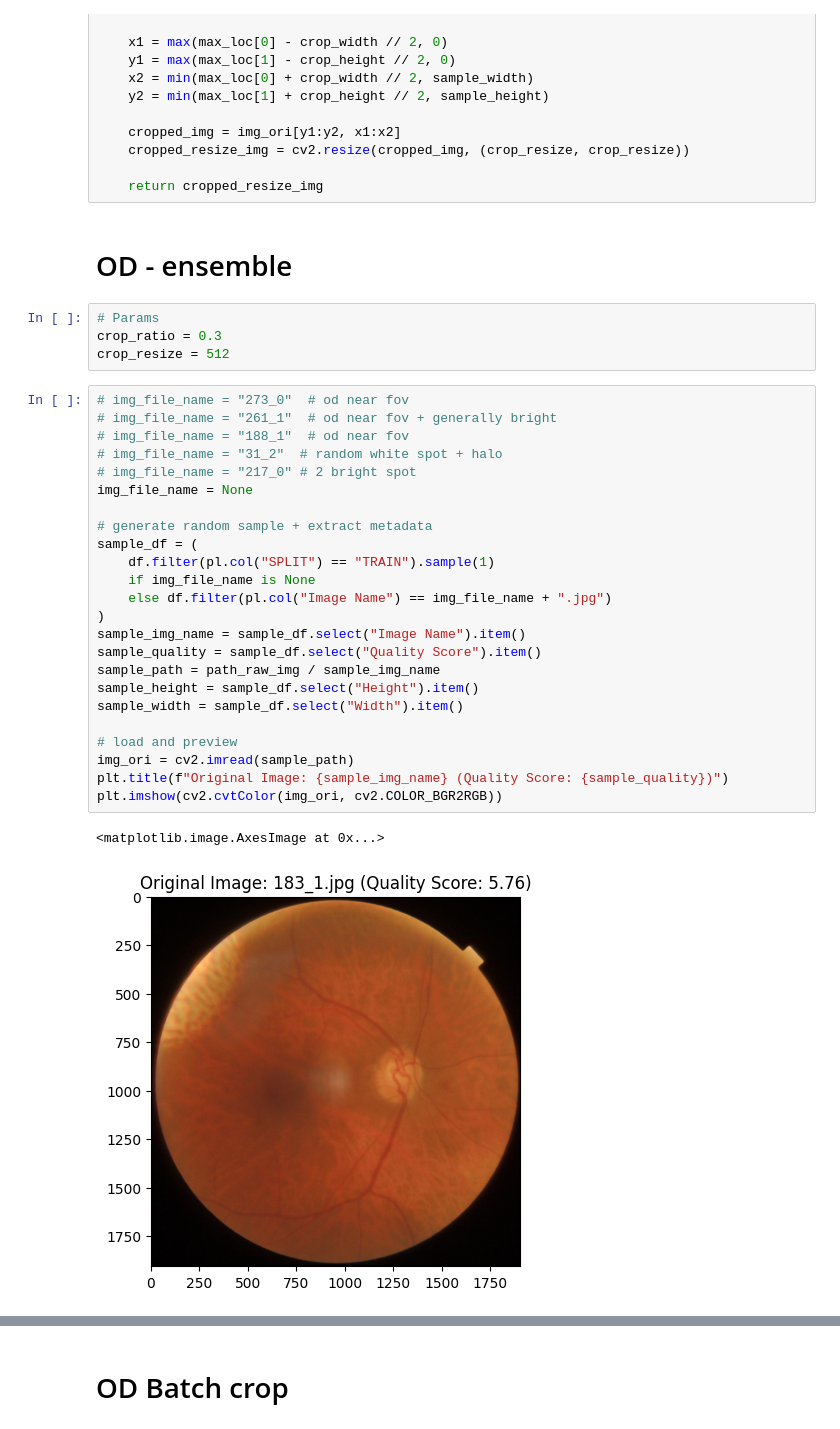
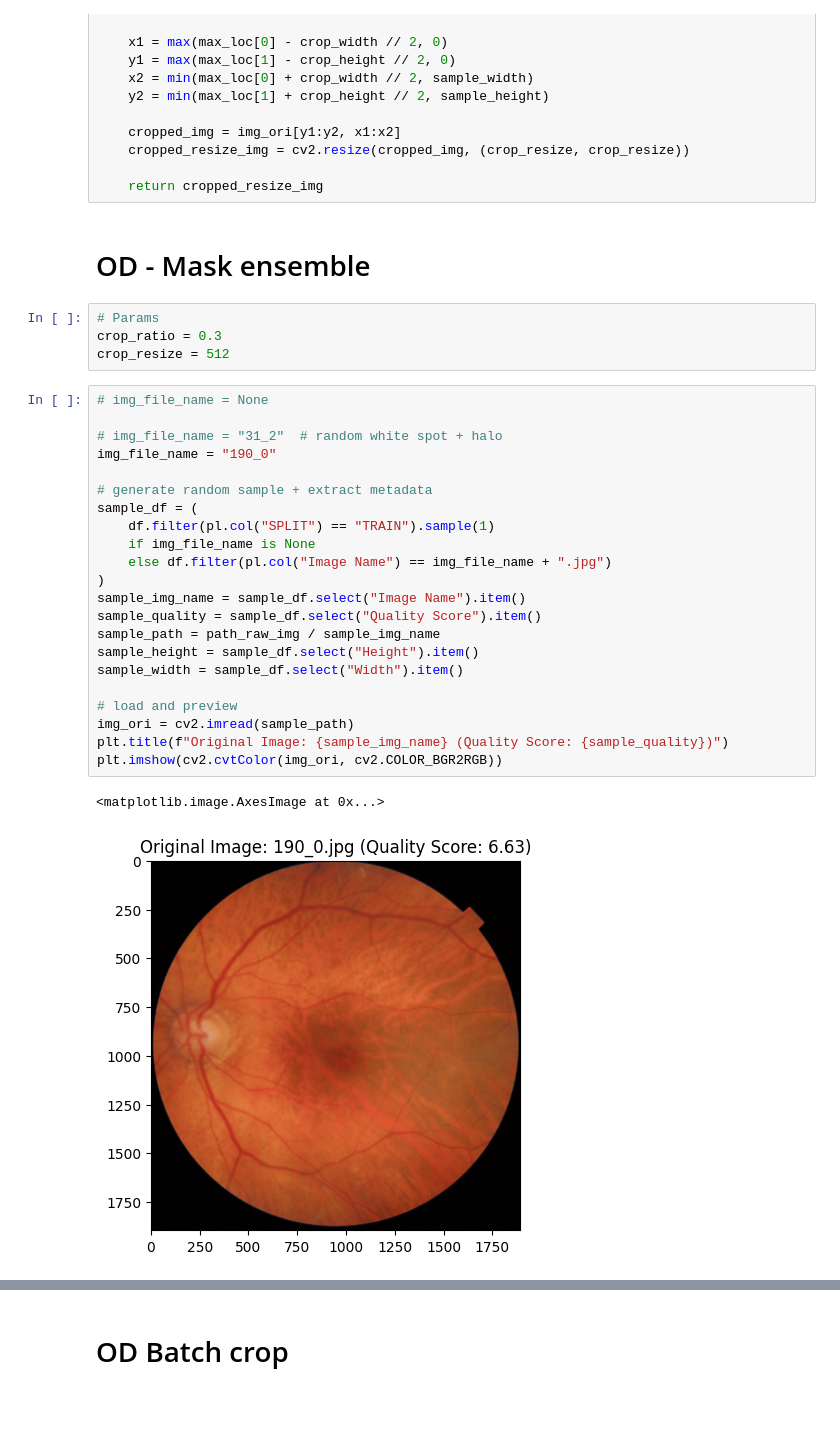
Before and after one commit to mrwhitewhite/HYGD_Dataset, a Jupyter notebook: notebooks/02 Pipelines.ipynb, the cells around one changed output, grey strips where cells are left out. Saved outputs shown, nothing was run; the diff lists cells and outputs as text.

```diff
--- a/notebooks/02 Pipelines.ipynb
+++ b/notebooks/02 Pipelines.ipynb
@@ -132,37 +132,35 @@ def crop_od(img, max_loc, crop_ratio=0.3):
 
     return cropped_resize_img
 # %% [markdown]
-# OD - ensemble
+# OD - Mask ensemble
 # %%
 # Params
 crop_ratio = 0.3
 crop_resize = 512
 # %%
-# img_file_name = "273_0"  # od near fov
-# img_file_name = "261_1"  # od near fov + generally bright
-# img_file_name = "188_1"  # od near fov
+# img_file_name = None
+
 # img_file_name = "31_2"  # random white spot + halo
-# img_file_name = "217_0" # 2 bright spot
-img_file_name = None
+img_file_name = "190_0"
 
 # generate random sample + extract metadata
 sample_df = (
     df.filter(pl.col("SPLIT") == "TRAIN").sample(1)
     if img_file_name is None
     else df.filter(pl.col("Image Name") == img_file_name + ".jpg")
 )
 sample_img_name = sample_df.select("Image Name").item()
 sample_quality = sample_df.select("Quality Score").item()
 sample_path = path_raw_img / sample_img_name
 sample_height = sample_df.select("Height").item()
 sample_width = sample_df.select("Width").item()
 
 # load and preview
 img_ori = cv2.imread(sample_path)
 plt.title(f"Original Image: {sample_img_name} (Quality Score: {sample_quality})")
 plt.imshow(cv2.cvtColor(img_ori, cv2.COLOR_BGR2RGB))
 # %% [output]
 <matplotlib.image.AxesImage at 0x...>
-[figure, old version]
+[figure, new version]
 # %%
 # get fov mask
```
Also changed, not shown: parts of 10 cells of this notebook.
